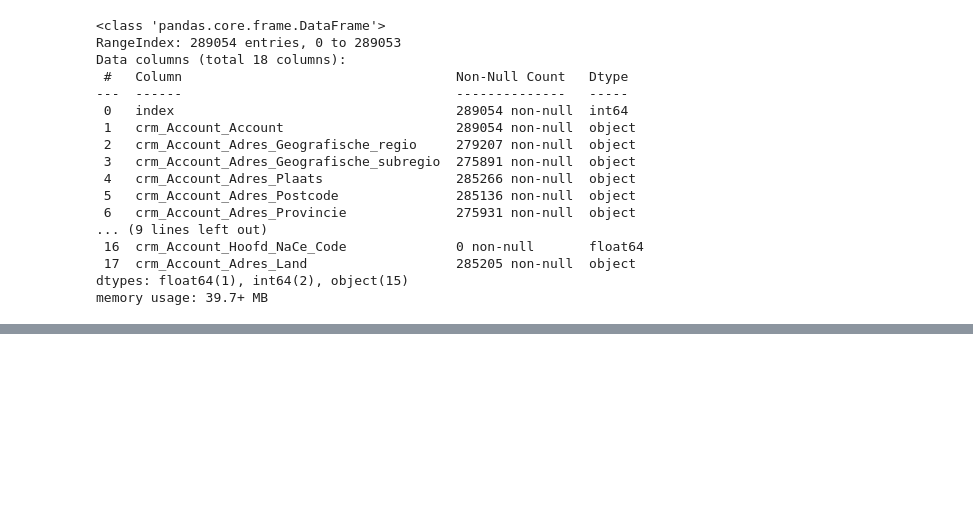
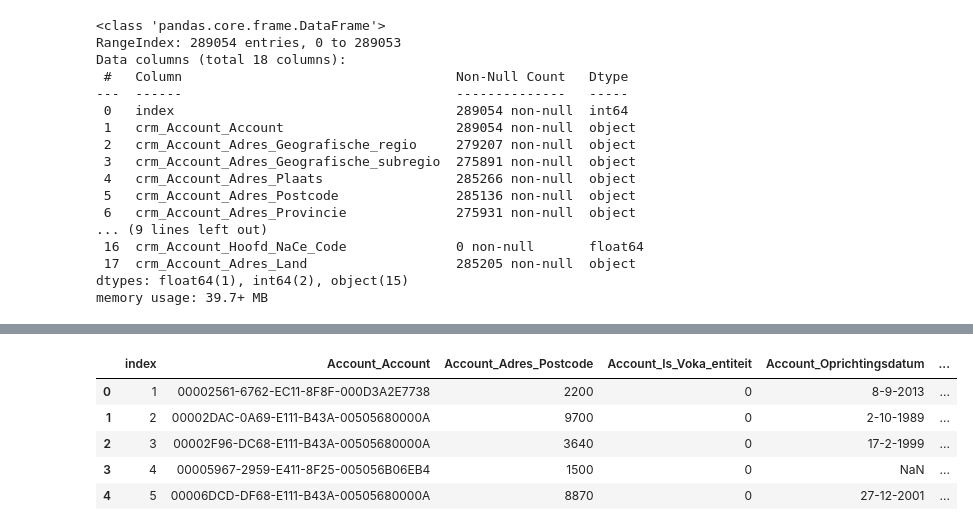
Before and after one commit to Floris-Buyse-FB/Data-Engineering-Project-2, a Jupyter notebook: scripts/Account.ipynb, the cells around one changed output, grey strips where cells are left out. Drawn from its saved outputs; the diff is of its cells as text; code cells hidden in the pictures; blank space fills up the shorter version.

```diff
--- a/scripts/Account.ipynb
+++ b/scripts/Account.ipynb
@@ -43,0 +95,11 @@ memory usage: 39.7+ MB
+# %%
+data.replace({'Account_Status': {'Actief': 1, 'Inactief': 0}}, inplace=True)
+data.replace({'Account_Is_Voka_entiteit': {'Ja': 1, 'Nee': 0}}, inplace=True)
+data.head()
+# %% [output]
+|  | index | Account_Account | Account_Adres_Postcode | Account_Is_Voka_entiteit | Account_Oprichtingsdatum | ... |
+| 0 | 1 | 00002561-6762-EC11-8F8F-000D3A2E7738 | 2200 | 0 | 8-9-2013 | ... |
+| 1 | 2 | 00002DAC-0A69-E111-B43A-00505680000A | 9700 | 0 | 2-10-1989 | ... |
+| 2 | 3 | 00002F96-DC68-E111-B43A-00505680000A | 3640 | 0 | 17-2-1999 | ... |
+| 3 | 4 | 00005967-2959-E411-8F25-005056B06EB4 | 1500 | 0 | NaN | ... |
+| 4 | 5 | 00006DCD-DF68-E111-B43A-00505680000A | 8870 | 0 | 27-12-2001 | ... |
```
Also changed, not shown: parts of 3 cells of this notebook, 6 other files.
